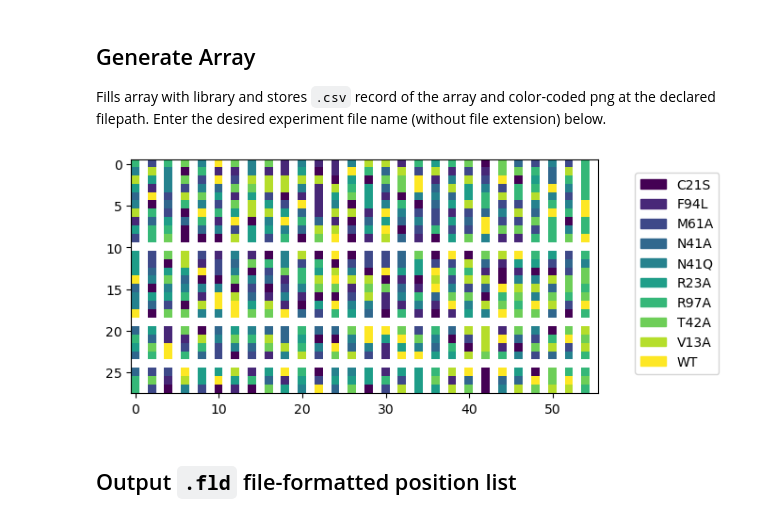
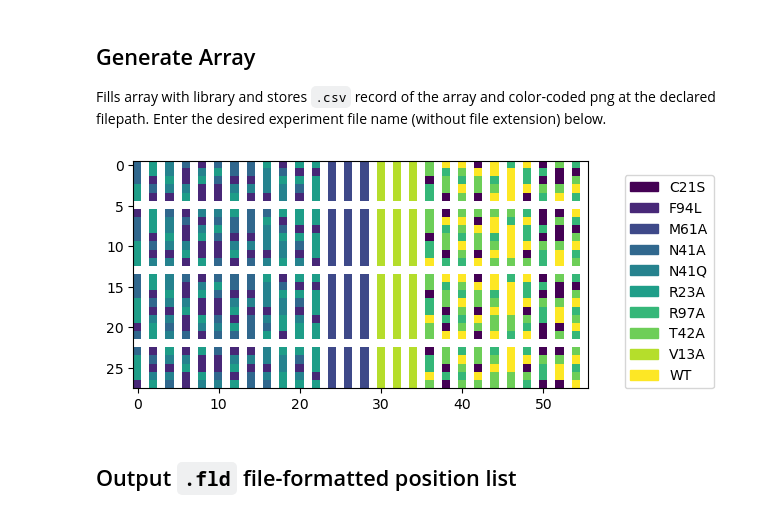
Before and after one commit to pinneylab/Array-Print, a Jupyter notebook: notebooks/array-print.ipynb, the cells around one changed output. Cells and saved outputs as stored; diff of their text form; code cells hidden in the pictures.

```diff
--- a/notebooks/array-print.ipynb
+++ b/notebooks/array-print.ipynb
@@ -162,7 +187,7 @@ del member_idx[None]
 This script will maximize the number of sample replicates that appear in the final print given the size of your library, the print dimensions, and any space occuppied by skipped intervening rows. Additionally, you must declare how many blocks appear on your device and how many **empty columns**, if any, you'd like in your print.
 # %%
 # Number of blocks on thedevice. For classic MITOMI, use blocks = 1
-blocks = 1
+blocks = 4
 
 # Number of columns and rows on device
 total_columns = 28
@@ -176,5 +201,5 @@ empty_rows = total_rows/2
 columns = block_columns
 rows = total_rows
 replicates = int((rows * columns)/(len(member_idx.keys())))
-print(replicates)
+print('Will array', int(replicates/2), 'replicates per library member.')
 # %% [output]
@@ -237,7 +262,7 @@ def make_array(filename, bin = bin):
 
     # plot array and print
     plt.legend(handles = patches, bbox_to_anchor=(1.05, 1), loc=2, borderaxespad=1)
-    # plt.tight_layout()
+    plt.tight_layout()
     plt.savefig("%s.png" % filename, dpi = 300, transparent = False)
     plt.show()
 
@@ -245,23 +270,33 @@ def make_array(filename, bin = bin):
 
 # define catalytically-binned array function
 def make_cat_array(filename, bin = bin):
+    member_idx = flip_d(idx_dict)
+    init_member_idx = member_idx.copy() # initialize copy of member index list to use for legend handles during plotting
 
-    # initialize starting bin for iteration and select 3 empty columns
-    bin = 1
+    catalytic_bins = flip_cat_dict(cat_dict)
+    del member_idx[None]
+    del init_member_idx[None]
+
+    # reset mutant counts
+    member_count = dict(zip(list(member_idx.keys()), [0] * len(list(member_idx.keys()))))
+
+    # initialize starting bin for iteration
+    bin_num = 1
     plate_num = 1
 
     for row in range(0, array.shape[0]): # skip even rows (assume zero indexed)
         for col in range(0, array.shape[1]):
-            if str(bin) in catalytic_bins.keys():
-                if not catalytic_bins[str(bin)]:
-                    bin += 1
+            if str(float(bin_num)) in catalytic_bins.keys():
+                if catalytic_bins[str(float(bin_num))] == []:
+                    bin_num += 1
                 else:
-                    mut = np.random.choice(catalytic_bins[str(bin)])
+                    # print(catalytic_bins)
+                    mut = np.random.choice(catalytic_bins[str(float(bin_num))])
                     if member_count[mut] <= replicates:
                         array[row,col] = member_idx[mut]
                         member_count[mut] += 1
                     else:
-                        catalytic_bins[str(bin)].remove(mut)
+                        catalytic_bins[str(float(bin_num))].remove(mut)
 
     nu_array = array.copy()
 
@@ -280,6 +315,8 @@ def make_cat_array(filename, bin = bin):
         nu_array[empty_row_indices, :] = None
 
     # save array record
+    time = datetime.datetime.now()
+    filename = filename + str(time).split(' ')[1] # append current time to filename
     np.savetxt((cwd + "/%s.csv" % filename), array, delimiter=",")
 
     # transpose and reflect array
@@ -287,6 +324,12 @@ def make_cat_array(filename, bin = bin):
     print_array = np.flip(trans_array, axis=0)
 
     # map unique colors to unique library members
+    mut_to_bin_dict = {}
+
+    for k,v in catalytic_bins.items():
+        for x in v:
+            mut_to_bin_dict.setdefault(x,[]).append(k)
+
     im = plt.imshow(print_array)
     values = list(init_member_idx.values())
     colors = [ im.cmap(im.norm(value)) for value in values ]
@@ -294,7 +337,7 @@ def make_cat_array(filename, bin = bin):
 
     # plot array and print
     plt.legend(handles = patches, bbox_to_anchor=(1.05, 1), loc=2, borderaxespad=1)
-    # plt.tight_layout()
+    plt.tight_layout()
     plt.savefig("%s.png" % filename, dpi = 300, transparent = False)
     plt.show()
 
@@ -303,14 +346,15 @@ def make_cat_array(filename, bin = bin):
 ## Generate Array
 Fills array with library and stores `.csv` record of the array and color-coded png at the declared filepath. Enter the desired experiment file name (without file extension) below.
 # %%
-filename = "9mutsPlusWT_210902" # name with no file extension (e.g. 'ACYP2_muts' NOT 'ACYP2_muts.csv')
+filename = ("my_print") # name with no file extension (e.g. 'ACYP2_muts' NOT 'ACYP2_muts.csv')
+datetime.datetime.now()
 
 if user_binning == 'yes':
     final_array, member_count = make_cat_array(filename)
 elif user_binning == 'no':
     final_array, member_count = make_array(filename)
 # %% [output]
-[figure, old version]
+[figure, new version]
 # %% [markdown]
 ## Output `.fld` file-formatted position list
 # %%
```
Also changed, not shown: parts of 6 cells of this notebook.
